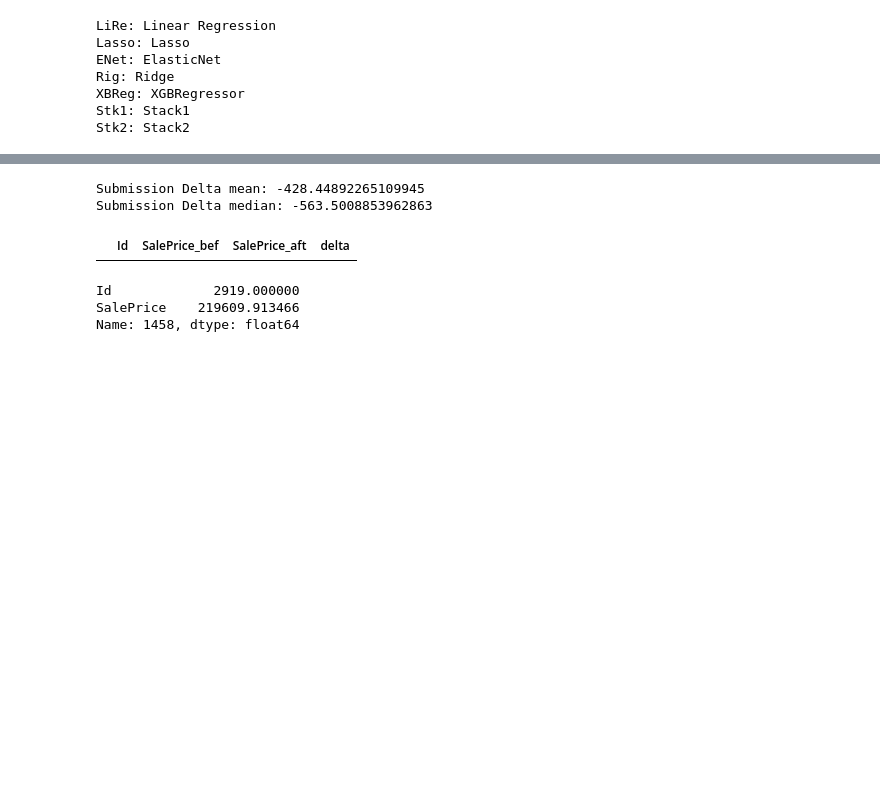
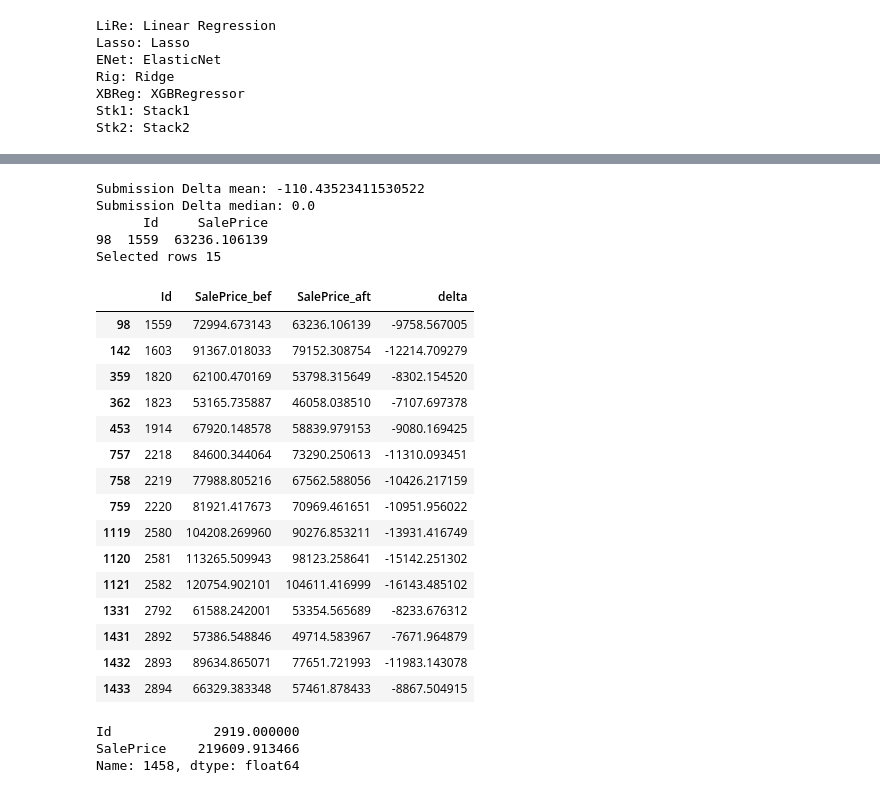
Before and after one commit to javrudsky/machine_learning, a Jupyter notebook: kaggle/housing/housing_v2.ipynb, the cells around one changed output, grey strips where cells are left out. Cells and saved outputs as stored; diff of their text form; code cells hidden in the pictures; blank space fills up the shorter version.

```diff
--- a/kaggle/housing/housing_v2.ipynb
+++ b/kaggle/housing/housing_v2.ipynb
@@ -5998,19 +6349,41 @@ pred std 0.3893426505085745
 # %%
 # Comparing with previous submission.
-dfs = pd.read_csv("./submissions/submission_260417_1242.csv")
-dfs = pd.read_csv("./submissions/submission_260417_2229.csv").join(dfs, lsuffix="_bef", rsuffix="_aft").drop(columns=["Id_aft"], errors="ignore").rename(columns={"Id_bef": "Id"})
+dfs = pd.read_csv("./submissions/submission_260527_1649.csv")
+dfs_af = pd.read_csv("./submissions/submission_260527_1716.csv")
+dfs = dfs.join(dfs_af, lsuffix="_bef", rsuffix="_aft").drop(columns=["Id_aft"], errors="ignore").rename(columns={"Id_bef": "Id"})
 dfs["delta"] = dfs["SalePrice_aft"] - dfs["SalePrice_bef"]
 
 print("Submission Delta mean:", dfs["delta"].mean())
 print("Submission Delta median:", dfs["delta"].median())
 
 
-#dfs.head()
-dfs[dfs["Id"] == 2550]
+#dfs.head(20)
+
+#print(dfs_af[dfs_af["Id"] == 1559])
+print("Selected rows", dfs[dfs["delta"] != 0.0].shape[0])
+dfs[dfs["delta"] != 0.0]
 # %% [output]
-Submission Delta mean: -428.44892265109945
-Submission Delta median: -563.5008853962863
+Submission Delta mean: -110.43523411530522
+Submission Delta median: 0.0
+      Id     SalePrice
+98  1559  63236.106139
+Selected rows 15
 |  | Id | SalePrice_bef | SalePrice_aft | delta |
+| 98 | 1559 | 72994.673143 | 63236.106139 | -9758.567005 |
+| 142 | 1603 | 91367.018033 | 79152.308754 | -12214.709279 |
+| 359 | 1820 | 62100.470169 | 53798.315649 | -8302.154520 |
+| 362 | 1823 | 53165.735887 | 46058.038510 | -7107.697378 |
+| 453 | 1914 | 67920.148578 | 58839.979153 | -9080.169425 |
+| 757 | 2218 | 84600.344064 | 73290.250613 | -11310.093451 |
+| 758 | 2219 | 77988.805216 | 67562.588056 | -10426.217159 |
+| 759 | 2220 | 81921.417673 | 70969.461651 | -10951.956022 |
+| 1119 | 2580 | 104208.269960 | 90276.853211 | -13931.416749 |
+| 1120 | 2581 | 113265.509943 | 98123.258641 | -15142.251302 |
+| 1121 | 2582 | 120754.902101 | 104611.416999 | -16143.485102 |
+| 1331 | 2792 | 61588.242001 | 53354.565689 | -8233.676312 |
+| 1431 | 2892 | 57386.548846 | 49714.583967 | -7671.964879 |
+| 1432 | 2893 | 89634.865071 | 77651.721993 | -11983.143078 |
+| 1433 | 2894 | 66329.383348 | 57461.878433 | -8867.504915 |
 # %%
 
 df_n = pd.read_csv("./submissions/submission_260417_2305.csv")
```
Also changed, not shown: parts of 31 cells of this notebook.
